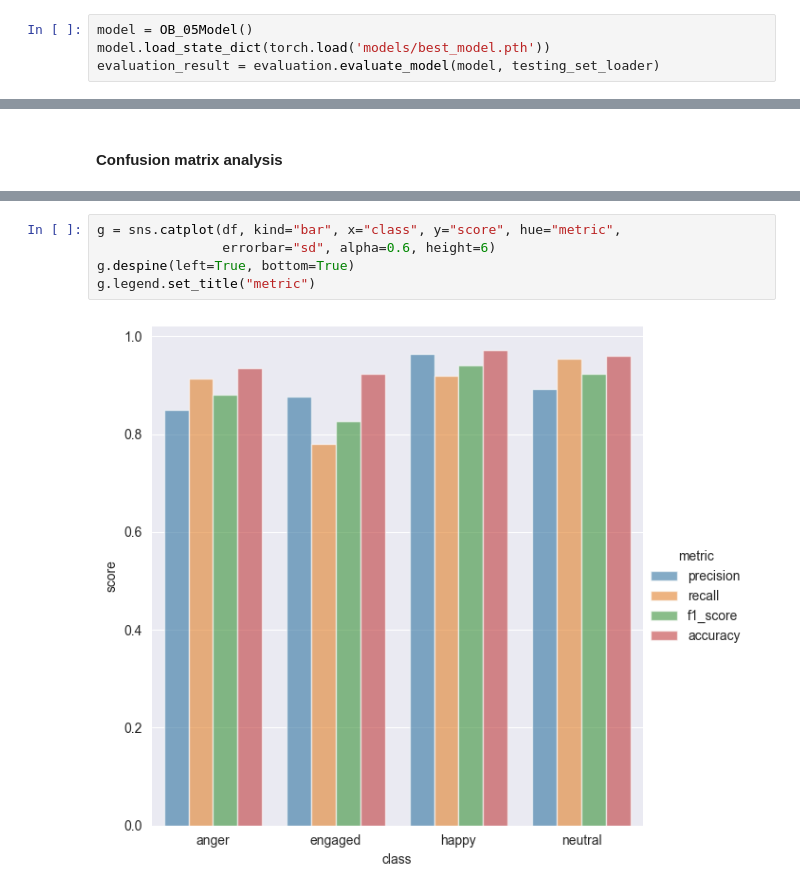
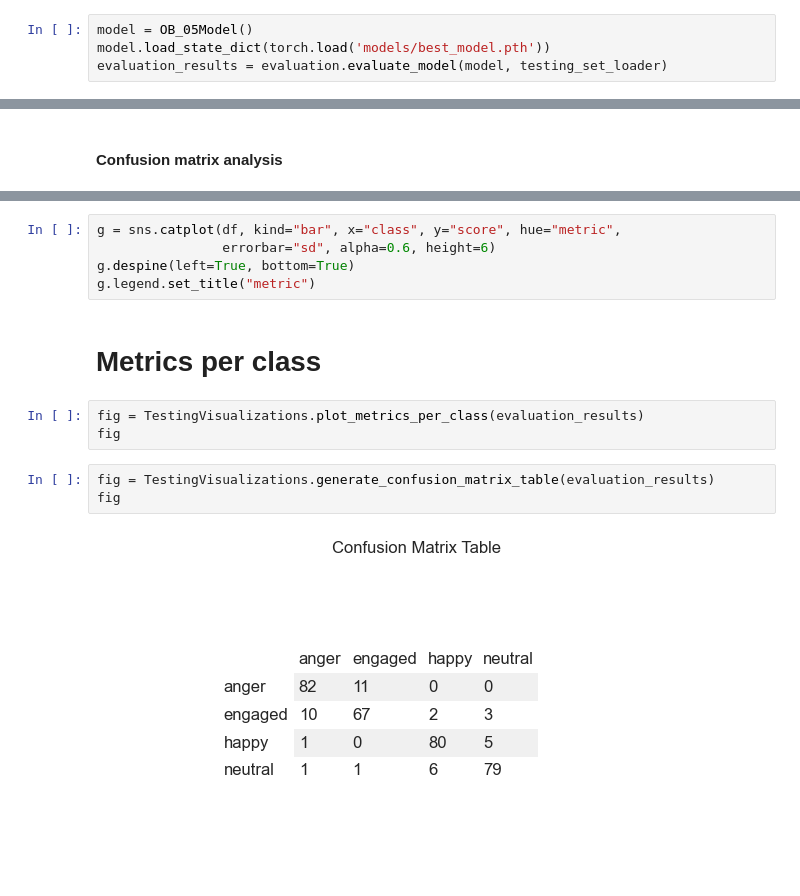
Before and after one commit to WilliamNazarian/Comp472Ai, a Jupyter notebook: notebooks/test_model.ipynb, the cells around one changed output, grey strips where cells are left out. Saved outputs shown, nothing was run; the diff lists cells and outputs as text.

```diff
--- a/notebooks/test_model.ipynb
+++ b/notebooks/test_model.ipynb
@@ -44,7 +46,7 @@ print(next(iter(loaded_testing_dataset)))
 # %%
 model = OB_05Model()
 model.load_state_dict(torch.load('models/best_model.pth'))
-evaluation_result = evaluation.evaluate_model(model, testing_set_loader)
+evaluation_results = evaluation.evaluate_model(model, testing_set_loader)
 # %% [markdown]
 #### Macro/Micro metrics
 # %%
@@ -145,5 +119,13 @@ g = sns.catplot(df, kind="bar", x="class", y="score", hue="metric",
                 errorbar="sd", alpha=0.6, height=6)
 g.despine(left=True, bottom=True)
 g.legend.set_title("metric")
-# %% [output]
-[figure, removed]
+# %% [markdown]
+# Metrics per class
+# %%
+fig = TestingVisualizations.plot_metrics_per_class(evaluation_results)
+fig
+# %%
+fig = TestingVisualizations.generate_confusion_matrix_table(evaluation_results)
+fig
+# %% [output]
+[figure, added]
```
Also changed, not shown: parts of 6 cells of this notebook, 9 other files.
